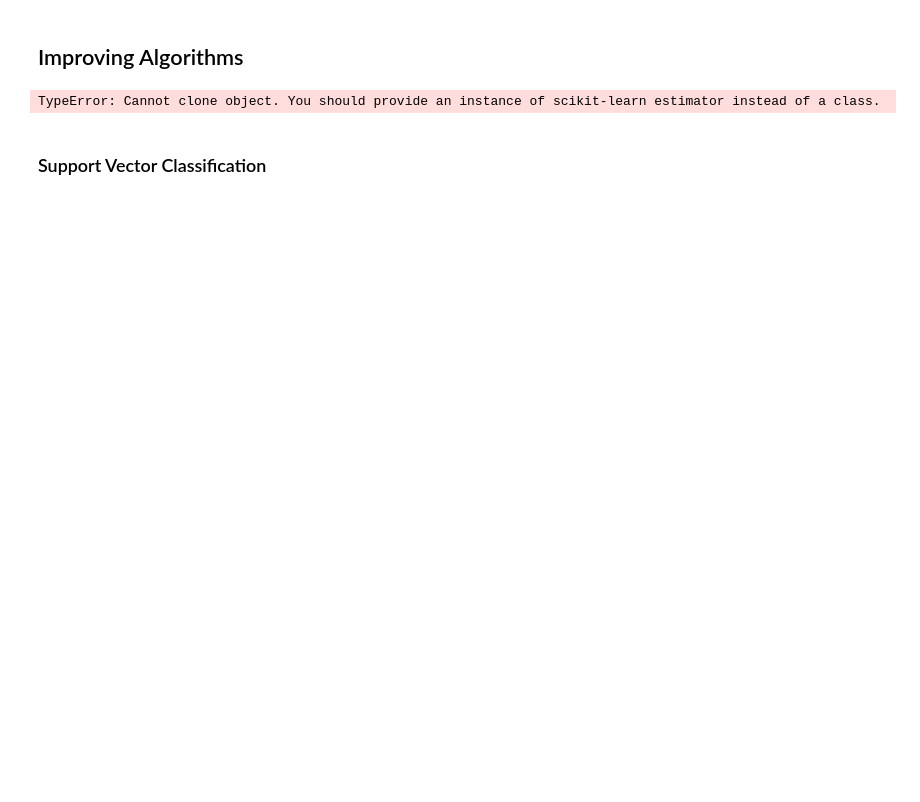
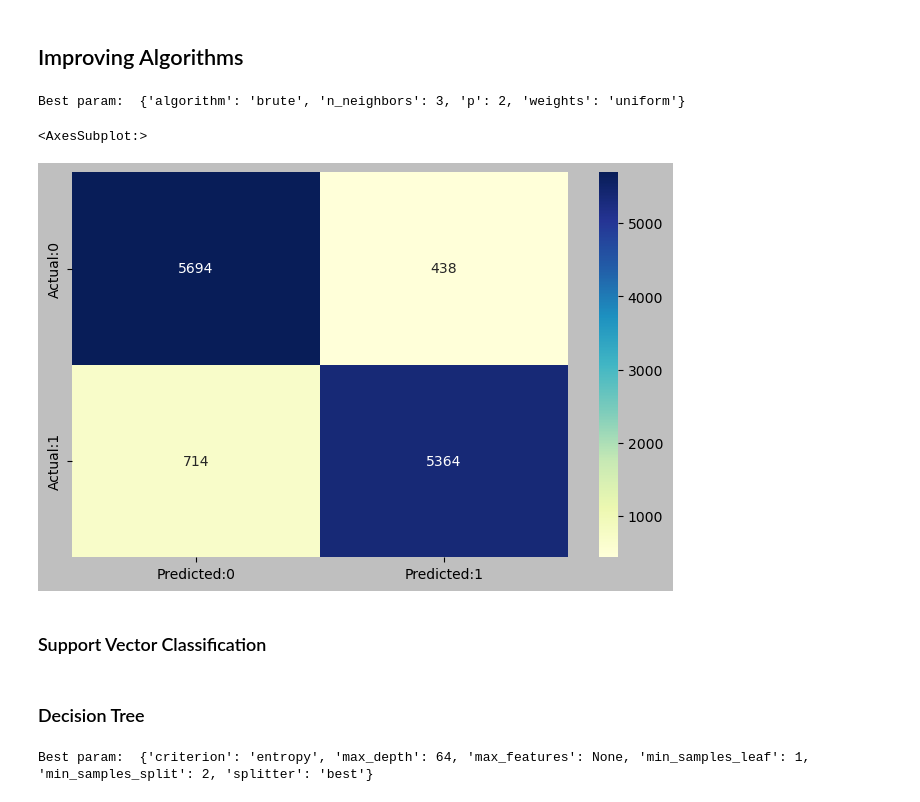
Before and after one commit to P1ntas/IA_Project_2, a Jupyter notebook: report.ipynb, the cells around one changed output. Cells and saved outputs as stored; diff of their text form; code cells hidden in the pictures; blank space fills up the shorter version.

Commit message:
Correct knn and add decision tree and neural network

```diff
--- a/report.ipynb
+++ b/report.ipynb
@@ -456,24 +460,56 @@ from sklearn.model_selection import GridSearchCV
-# %%
-knn_params = {
-    "n_neighbors": range(1, 30, 2),
-    "weights": ["uniform", "distance"],
-    "metric": ["euclidean", "manhattan", "minkowski"],
-    "algorithm": ["auto", "ball_tree", "kd_tree", "brute"],
-    "leaf_size": range(1, 50, 5)
-}
-
-grid_search = GridSearchCV(KNeighborsClassifier, param_grid=knn_params,
-                n_jobs=1, cv=10, scoring="accuracy", error_score=0)
-
-grid_results = grid_search.fit(X_train, Y_train)
-
-best_model = knn.set_params(**grid_results.best_params_)
-best_model.fit(X_train, Y_train)
-predictions = best_model.predict(X_test)
-
-print("Classification Report:\n\n", classication_report(Y_test, predictions), "\n\nConfusion Matrix:\n\n", confusion_matrix(Y_test, predictions))
-print('\n\n\Best parameters: {}'.format(grid_results.best_params))
-# %% [output]
-TypeError: Cannot clone object. You should provide an instance of scikit-learn estimator instead of a class.
+# %%
+param_grid = {
+    'n_neighbors': [3, 5, 7],  # Specify the values of K (number of neighbors)
+    'weights': ['uniform', 'distance'],  # Specify the weight function
+    'algorithm': ['auto', 'ball_tree', 'kd_tree', 'brute'],  # Specify the algorithm
+    'p': [1, 2]  # Specify the power parameter for Minkowski distance (1 for Manhattan, 2 for Euclidean)
+}
+
+# Create classifier
+knn = KNeighborsClassifier()
+
+grid_search = GridSearchCV(knn, param_grid, cv=5)
+
+grid_search.fit(X_train, Y_train)
+
+Y_pred = grid_search.predict(X_test)
+
+print("Best param: ", grid_search.best_params_)
+# %% [output]
+Best param:  {'algorithm': 'brute', 'n_neighbors': 3, 'p': 2, 'weights': 'uniform'}
+# %%
+# Y_test values from dataset
+# Y_pred values from predictions
+cm = confusion_matrix(Y_test, Y_pred)
+conf_matrix = pd.DataFrame(data = cm,columns = ['Predicted:0','Predicted:1'],index = ['Actual:0','Actual:1'])
+plt.figure(figsize = (8,5))
+sns.heatmap(conf_matrix, annot=True,fmt='d',cmap="YlGnBu")
+# %% [output]
+<AxesSubplot:>
+[figure, added]
 # %% [markdown]
 ### Support Vector Classification
+# %% [markdown]
+### Decision Tree
+# %%
+# Create classifier
+dt = tree.DecisionTreeClassifier()
+
+param_grid = {
+    'criterion': ['gini', 'entropy'],
+    'splitter': ['best', 'random'],
+    'max_depth': [32, 64, 128],
+    'min_samples_split': [2, 5, 10],
+    'min_samples_leaf': [1, 2, 3],
+    'max_features': [None, 'sqrt', 'log2']
+}
+
+grid_search = GridSearchCV(dt, param_grid, cv=5)
+
+grid_search.fit(X_train, Y_train)
+
+Y_pred = grid_search.predict(X_test)
+
+print("Best param: ", grid_search.best_params_)
+# %% [output]
+Best param:  {'criterion': 'entropy', 'max_depth': 64, 'max_features': None, 'min_samples_leaf': 1, 'min_samples_split': 2, 'splitter': 'best'}
```
Also changed, not shown: parts of 18 cells of this notebook.
